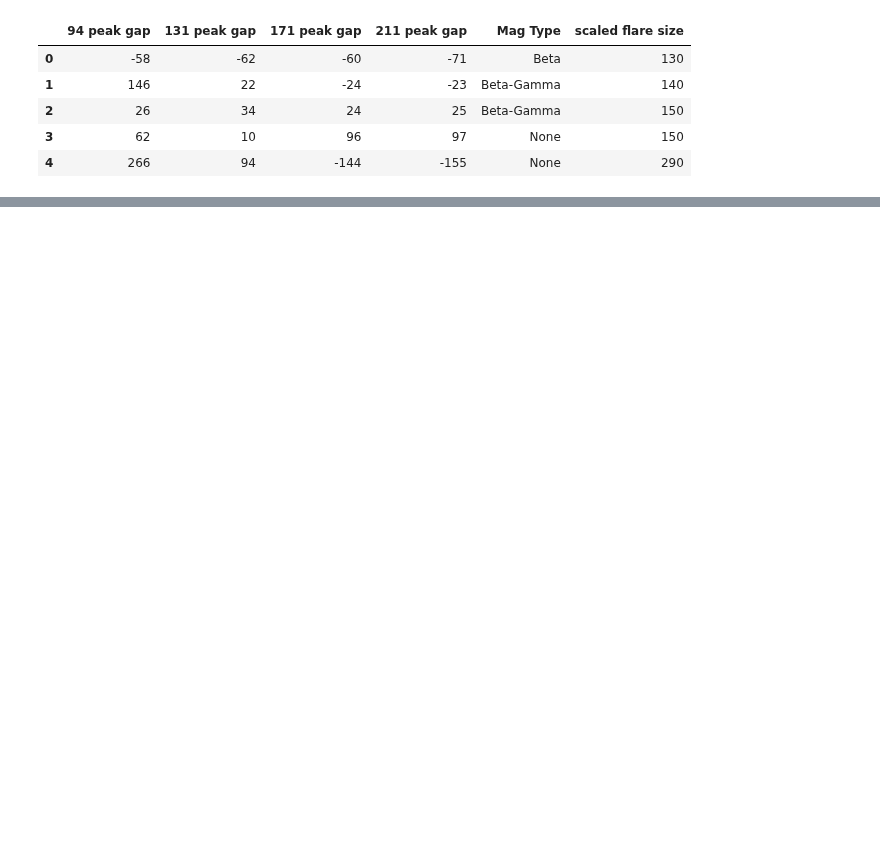
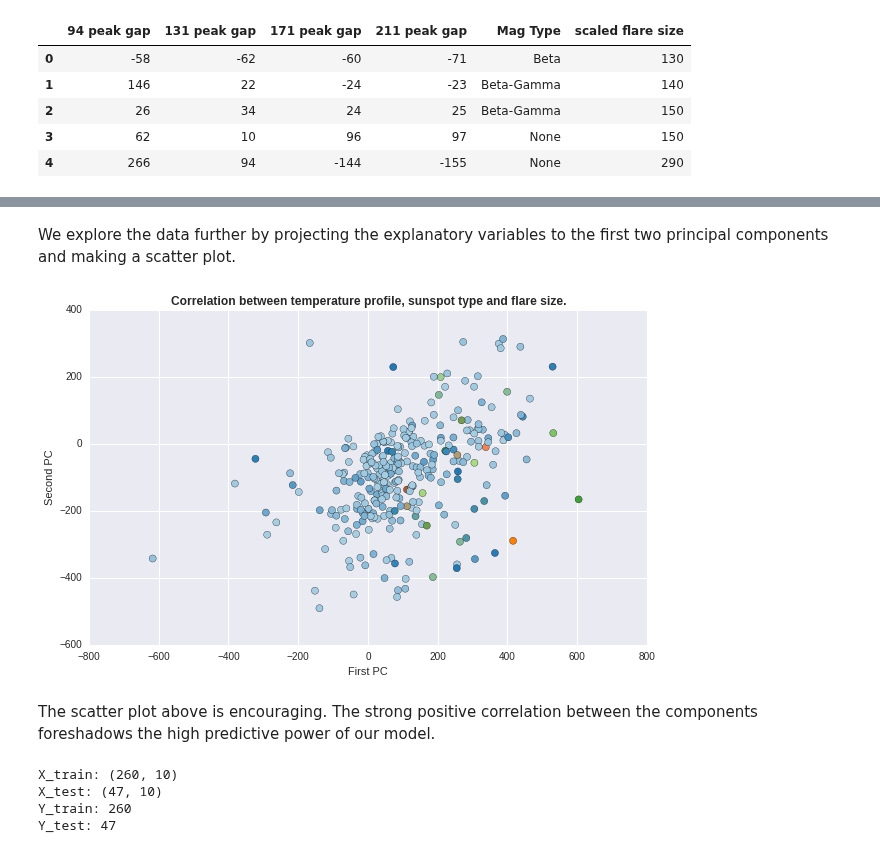
Before and after one commit to Nschanche/Flare_peaks, a Jupyter notebook: flare_project.ipynb, the cells around one changed output, grey strips where cells are left out. Cells and saved outputs as stored; diff of their text form; code cells hidden in the pictures; blank space fills up the shorter version.

```diff
--- a/flare_project.ipynb
+++ b/flare_project.ipynb
@@ -40,10 +40,17 @@ import threading
 import shelve
 import copy
 import sets
-#import gdbm
+import gdbm
 import random
 import warnings
 warnings.filterwarnings('ignore')
+import statsmodels.api as sm
+import sklearn
+from sklearn.decomposition import TruncatedSVD
+
+# Bold plot titles.
+from matplotlib import rcParams
+rcParams["axes.titleweight"] = "bold"
 # %% [markdown]
 Hinode is a Japanese mission that was started in 2006. It keeps a [catalog](http://link.springer.com/article/10.1007%2Fs11207-012-9983-y) of flares that have occured and whether or not they were observed by instruments aboard the Hinode satellite. We begin by reading the catalog into a dataframe. Every row in the catalog is a solar flare (referred to as an "event" in the catalog documentation).
 # %%
@@ -1190,0 +1187,30 @@ pd.get_dummies(model_data["Mag Type"])
+# %%
+xcols = ["%s peak gap" % chann for chann in channels] + model_data["Mag Type"].unique().tolist()
+X = model_data[xcols].as_matrix()
+Y = model_data["scaled flare size"].tolist()
+# %% [markdown]
+We explore the data further by projecting the explanatory variables to the first two principal components and making a scatter plot.
+# %%
+svd = TruncatedSVD(n_components=2)
+X_2d = svd.fit_transform(X)
+
+plt.figure(figsize=(10, 6));
+plt.title("Correlation between temperature profile, sunspot type and flare size.")
+plt.xlabel("First PC")
+plt.ylabel("Second PC")
+plt.scatter(X_2d[:,0], X_2d[:,1], c=Y, s=50, cmap=plt.cm.Paired);
+# %% [output]
+[figure, added]
+# %% [markdown]
+The scatter plot above is encouraging. The strong positive correlation between the components foreshadows the high predictive power of our model.
+# %%
+X_train, X_test, Y_train, Y_test = sklearn.cross_validation.train_test_split(X, Y, test_size=0.15, random_state=10)
+print("X_train: {0}".format(X_train.shape))
+print("X_test: {0}".format(X_test.shape))
+print("Y_train: {0}".format(len(Y_train)))
+print("Y_test: {0}".format(len(Y_test)))
+# %% [output]
+X_train: (260, 10)
+X_test: (47, 10)
+Y_train: 260
+Y_test: 47
```
Also changed, not shown: parts of 8 cells of this notebook.
